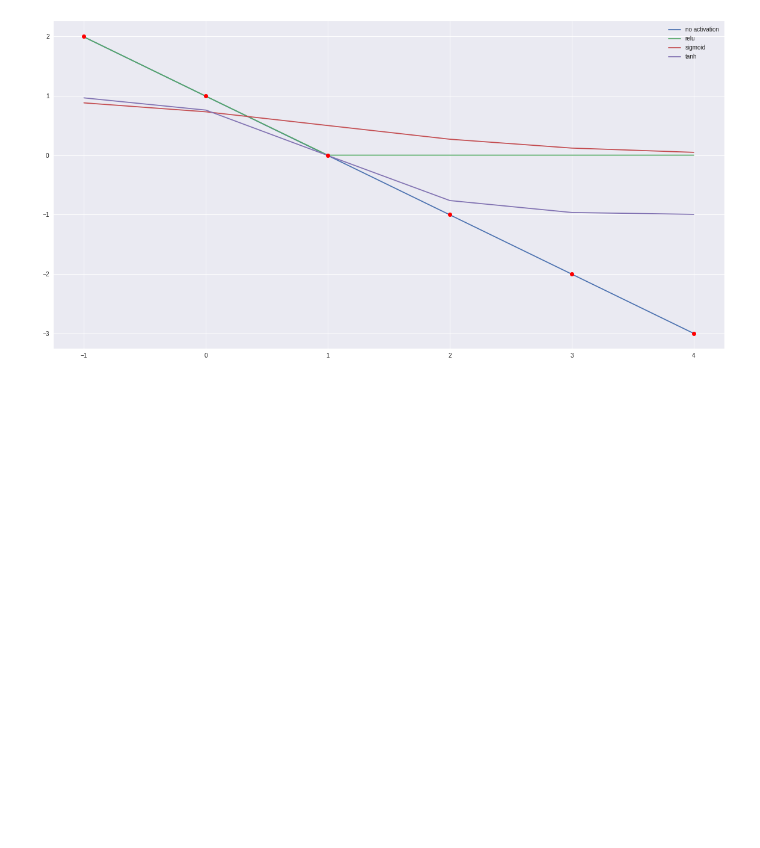
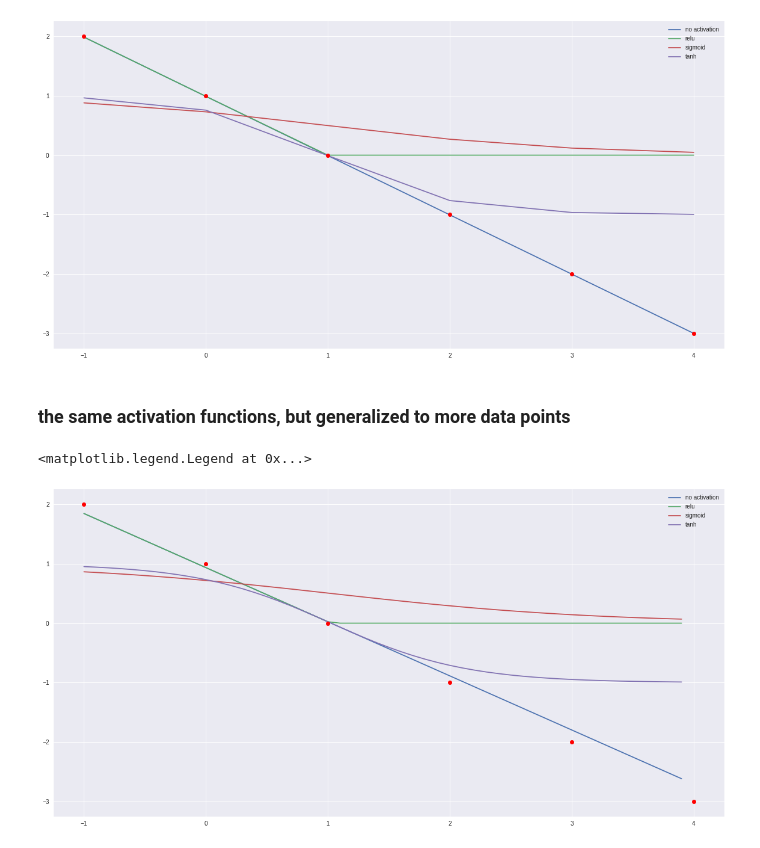
Before and after one commit to DJCordhose/deep-learning-crash-course-notebooks, a Jupyter notebook: tf-v2/tf-low-level.ipynb, the cells around one changed output. Drawn from its saved outputs; the diff is of its cells as text; code cells hidden in the pictures; blank space fills up the shorter version.

```diff
--- a/tf-v2/tf-low-level.ipynb
+++ b/tf-v2/tf-low-level.ipynb
@@ -353,3 +352,28 @@ plt.legend(['no activation', 'relu', 'sigmoid', 'tanh'])
 # %% [output]
 <matplotlib.legend.Legend at 0x...>
 [figure]
+# %% [markdown]
+### the same activation functions, but generalized to more data points
+# %%
+x = tf.reshape(tf.constant(np.arange(-1, 4, 0.1), dtype='float32'), (50, 1))
+y_pred = linear_layer(x)
+
+plt.figure(figsize=(20, 10))
+
+plt.plot(x, y_pred)
+
+y_pred_relu = tf.nn.relu(y_pred)
+plt.plot(x, y_pred_relu)
+
+y_pred_sigmoid = tf.nn.sigmoid(y_pred)
+plt.plot(x, y_pred_sigmoid)
+
+y_pred_tanh = tf.nn.tanh(y_pred)
+plt.plot(x, y_pred_tanh)
+
+plt.plot(input, output, 'ro')
+
+plt.legend(['no activation', 'relu', 'sigmoid', 'tanh'])
+# %% [output]
+<matplotlib.legend.Legend at 0x...>
+[figure, added]
```
Also changed, not shown: parts of 18 cells of this notebook.
